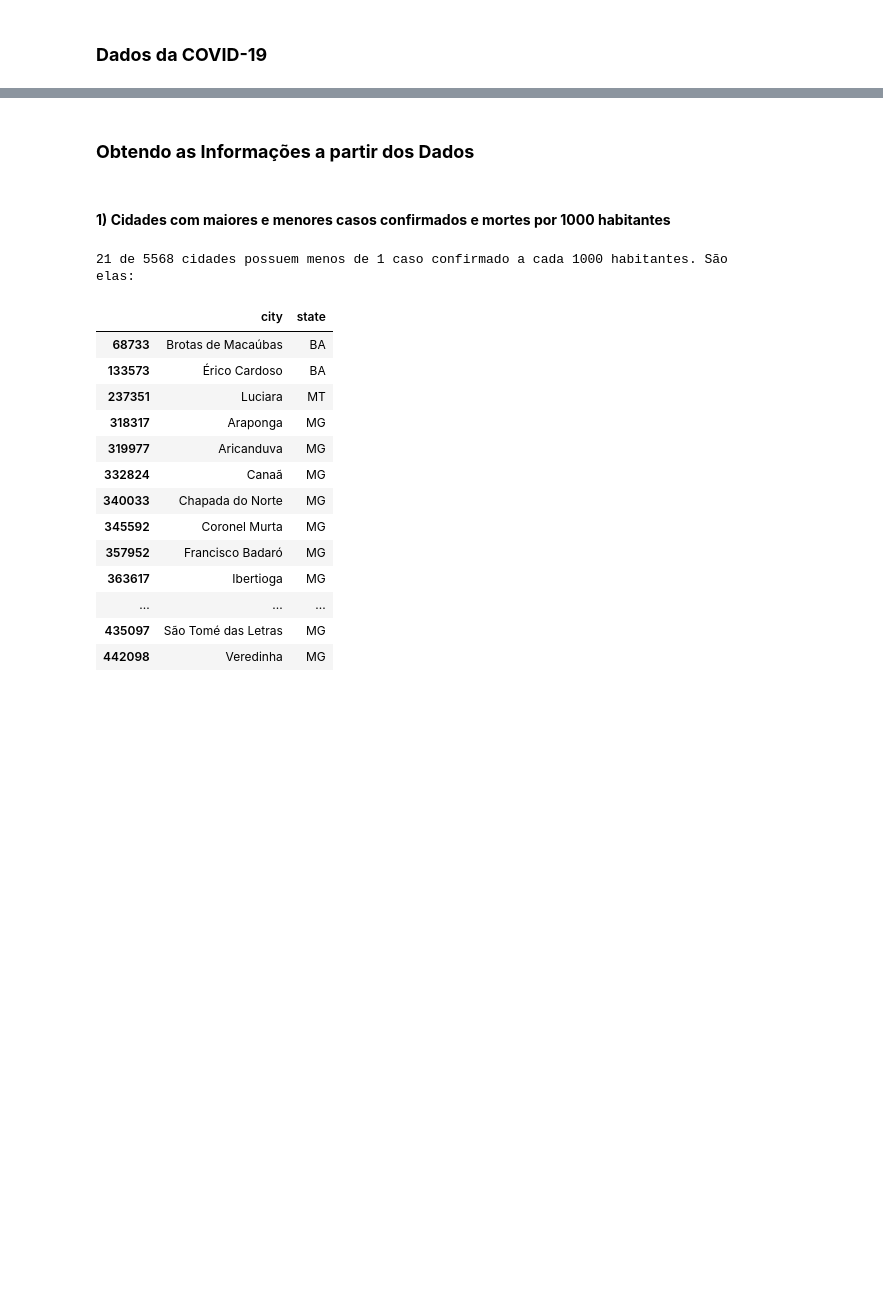
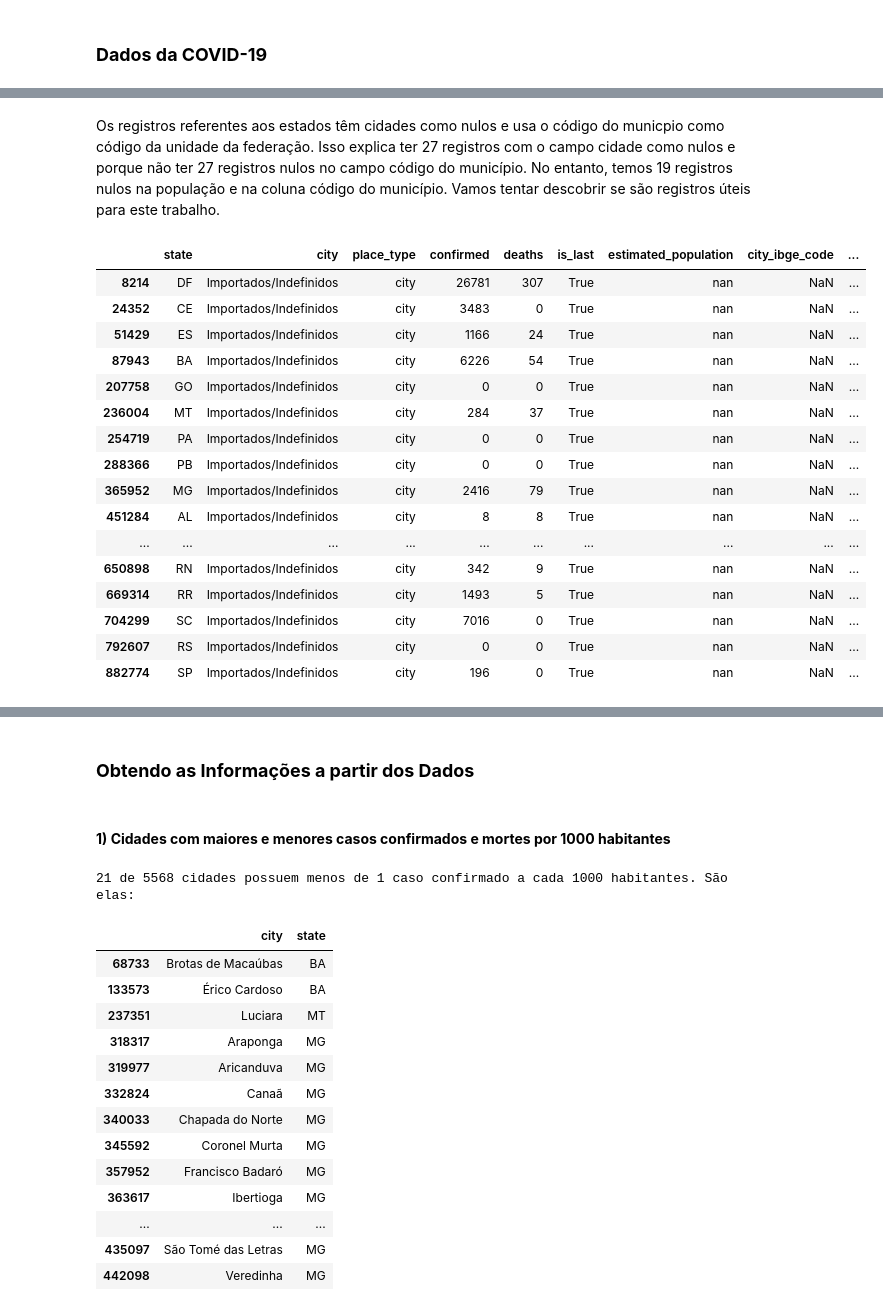
Before and after one commit to gustavopierre/data_science_portfolio, a Jupyter notebook: Gustavo_Moreira_Pierre.ipynb, the cells around one changed output, grey strips where cells are left out. Cells and saved outputs as stored; diff of their text form; code cells hidden in the pictures; blank space fills up the shorter version.

```diff
--- a/Gustavo_Moreira_Pierre.ipynb
+++ b/Gustavo_Moreira_Pierre.ipynb
@@ -602,0 +691,6 @@ dados_selecionados.shape
+# %%
+# criando o dataframe a partir do arquivo de dados armazenado no dropbox
+dados = pd.read_csv('https://www.dropbox.com/s/o0i2mjb3zdgoif1/caso.csv?dl=1',
+                    dtype={'city_ibge_code': 'object'})
+# exibindo os primeiros cinco registros
+dados.head()
@@ -602,0 +725,3 @@ dados_selecionados.shape
+# %%
+# apagando as colunas
+dados = dados.drop(columns=['date','order_for_place', 'estimated_population_2019', 'confirmed_per_100k_inhabitants'])
@@ -602,0 +740,4 @@ dados_selecionados.shape
+# %%
+# redefinindo o dataframe para conter somente os últimos registros
+dados = dados.query("is_last == True")
+dados.head()
@@ -602,0 +767,23 @@ dados_selecionados.shape
+# %% [markdown]
+Os registros referentes aos estados têm cidades como nulos e usa o código do municpio como código da unidade da federação. Isso explica ter  27 registros com o campo cidade como nulos e porque não ter 27 registros  nulos no campo código do município. No entanto, temos 19 registros nulos na população e na coluna código do município. Vamos tentar descobrir se são registros úteis para este trabalho.
+# %%
+# listando os registros que têm a população nula
+dados.loc[dados.estimated_population.isnull()]
+# %% [output]
+|  | state | city | place_type | confirmed | deaths | is_last | estimated_population | city_ibge_code | ... |
+| 8214 | DF | Importados/Indefinidos | city | 26781 | 307 | True | nan | NaN | ... |
+| 24352 | CE | Importados/Indefinidos | city | 3483 | 0 | True | nan | NaN | ... |
+| 51429 | ES | Importados/Indefinidos | city | 1166 | 24 | True | nan | NaN | ... |
+| 87943 | BA | Importados/Indefinidos | city | 6226 | 54 | True | nan | NaN | ... |
+| 207758 | GO | Importados/Indefinidos | city | 0 | 0 | True | nan | NaN | ... |
+| 236004 | MT | Importados/Indefinidos | city | 284 | 37 | True | nan | NaN | ... |
+| 254719 | PA | Importados/Indefinidos | city | 0 | 0 | True | nan | NaN | ... |
+| 288366 | PB | Importados/Indefinidos | city | 0 | 0 | True | nan | NaN | ... |
+| 365952 | MG | Importados/Indefinidos | city | 2416 | 79 | True | nan | NaN | ... |
+| 451284 | AL | Importados/Indefinidos | city | 8 | 8 | True | nan | NaN | ... |
+| ... | ... | ... | ... | ... | ... | ... | ... | ... | ... |
+| 650898 | RN | Importados/Indefinidos | city | 342 | 9 | True | nan | NaN | ... |
+| 669314 | RR | Importados/Indefinidos | city | 1493 | 5 | True | nan | NaN | ... |
+| 704299 | SC | Importados/Indefinidos | city | 7016 | 0 | True | nan | NaN | ... |
+| 792607 | RS | Importados/Indefinidos | city | 0 | 0 | True | nan | NaN | ... |
+| 882774 | SP | Importados/Indefinidos | city | 196 | 0 | True | nan | NaN | ... |
```
Also changed, not shown: parts of 181 cells of this notebook.
